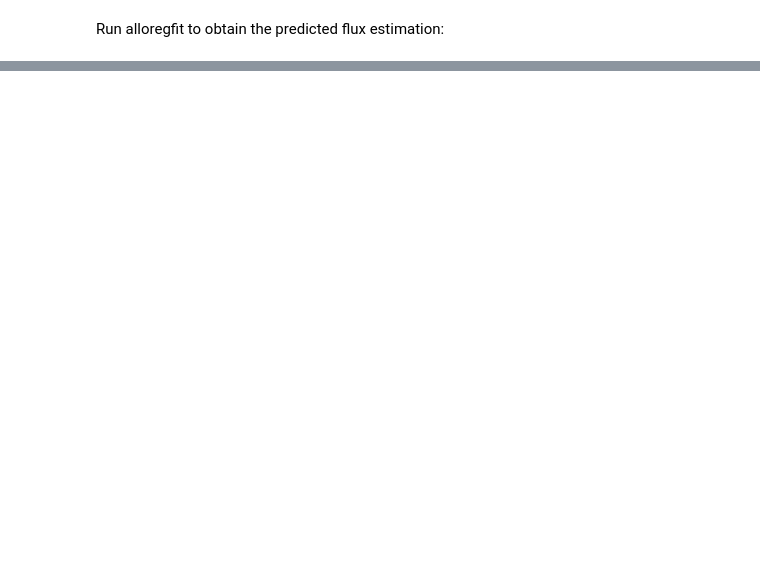
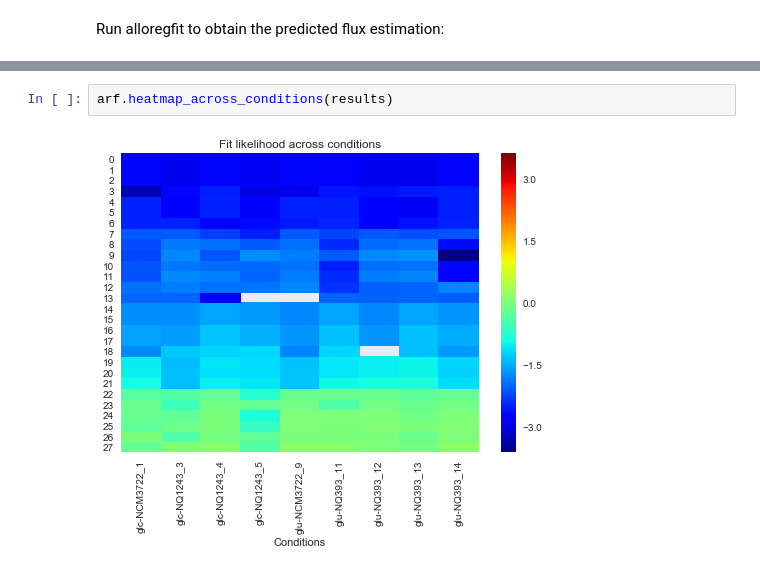
Before and after one commit to hexavier/RbRfit_Algorithm, a Jupyter notebook: Plot_fit_Karl.ipynb, the cells around one changed output, grey strips where cells are left out. Drawn from its saved outputs; the diff is of its cells as text; blank space fills up the shorter version.

```diff
--- a/Plot_fit_Karl.ipynb
+++ b/Plot_fit_Karl.ipynb
@@ -82,0 +44,4 @@ for i in list(results.index):
+# %%
+arf.heatmap_across_conditions(results)
+# %% [output]
+[figure, added]
```
Also changed, not shown: parts of 8 cells of this notebook.
